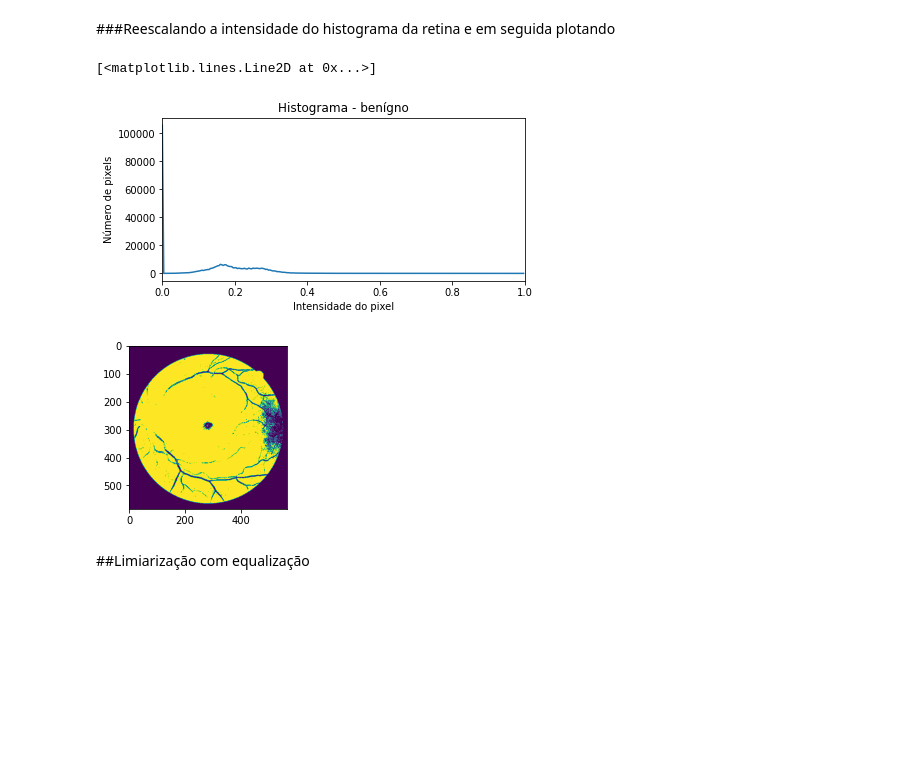
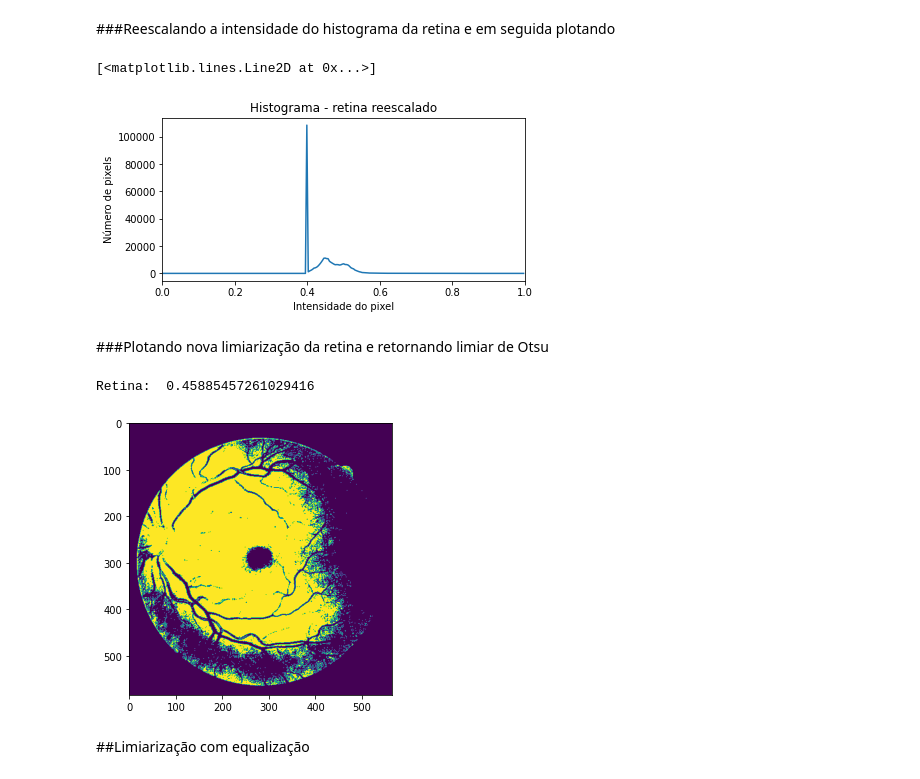
Before and after one commit to CarlosEstellita/Image-Processing-First-Steps, a Jupyter notebook: First Steps/Medical Images - Thresholding/BásicoDoBásico_Threshold_pt2.ipynb, the cells around one changed output. Cells and saved outputs as stored; diff of their text form; code cells hidden in the pictures; blank space fills up the shorter version.

```diff
--- a/First Steps/Medical Images - Thresholding/BásicoDoBásico_Threshold_pt2.ipynb
+++ b/First Steps/Medical Images - Thresholding/BásicoDoBásico_Threshold_pt2.ipynb
@@ -124,27 +124,32 @@ ax[2].set_title('Retina')'''
 # %% [markdown]
 ###Reescalando a intensidade do histograma da retina e em seguida plotando
 # %%
-img_retina_gray_rescaled = exposure.rescale_intensity(img_retina_gray, in_range=(0.3, 1))
+img_retina_gray_rescaled = exposure.rescale_intensity(img_retina_gray, in_range=(0.35, 1), out_range=(0.4, 0.9))
 
 rcParams['figure.figsize'] = 6.5, 3
 
 #Histograma do tumor benígno
 histogram3_2, bin_edges = np.histogram(img_retina_gray_rescaled, bins=256, range=(0, 1))
 plt.figure()
-plt.title("Histograma - benígno")
+plt.title("Histograma - retina reescalado")
 plt.xlabel("Intensidade do pixel")
 plt.ylabel("Número de pixels")
 plt.xlim([0.0, 1.0])
 plt.plot(bin_edges[0:-1], histogram3_2)
 # %% [output]
 [<matplotlib.lines.Line2D at 0x...>]
-[figure, old version]
+[figure, new version]
+# %% [markdown]
+###Plotando nova limiarização da retina e retornando limiar de Otsu
 # %%
+rcParams['figure.figsize'] = 8, 5
 thresh1 = threshold_otsu(img_retina_gray_rescaled)
 binary3_2 = img_retina_gray_rescaled > thresh1
+print("Retina: ", threshold_otsu(img_retina_gray_rescaled))
 imgplot = plt.imshow(binary3_2)
 # %% [output]
+Retina:  0.45885457261029416
-[figure, old version]
+[figure, new version]
 # %% [markdown]
 ##Limiarização com equalização
 # %% [markdown]
```
Also changed, not shown: parts of 5 cells of this notebook.
